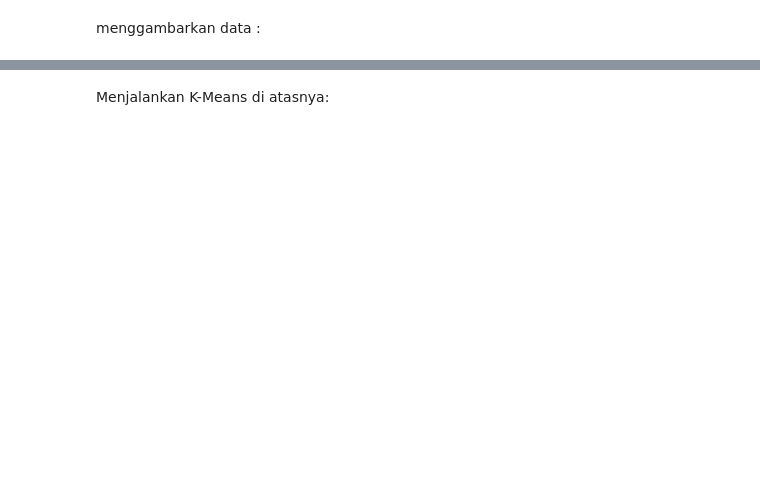
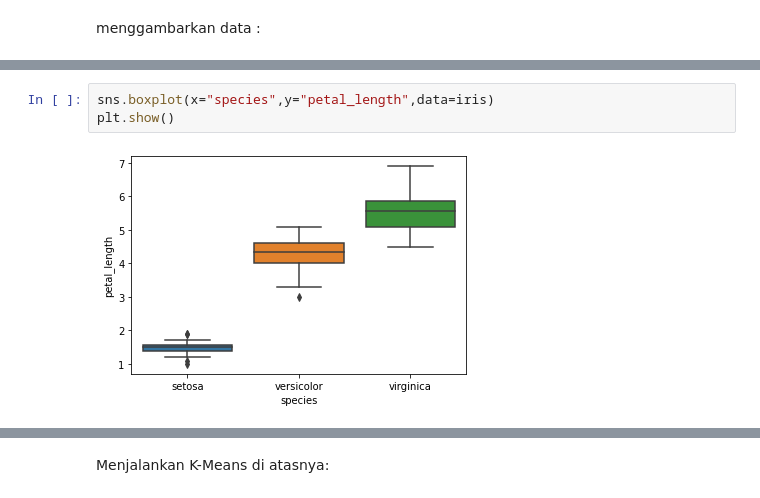
Before and after one commit to alvina-maharani/datamining, a Jupyter notebook: _sources/notebook.ipynb, the cells around one changed output, grey strips where cells are left out. Saved outputs shown, nothing was run; the diff lists cells and outputs as text; blank space fills up the shorter version.

```diff
--- a/_sources/notebook.ipynb
+++ b/_sources/notebook.ipynb
@@ -741,0 +765,5 @@ y = irisdata.values[:, 4]
+# %%
+sns.boxplot(x="species",y="petal_length",data=iris)
+plt.show()
+# %% [output]
+[figure, added]
```
Also changed, not shown: parts of 45 cells of this notebook, 33 other files.
